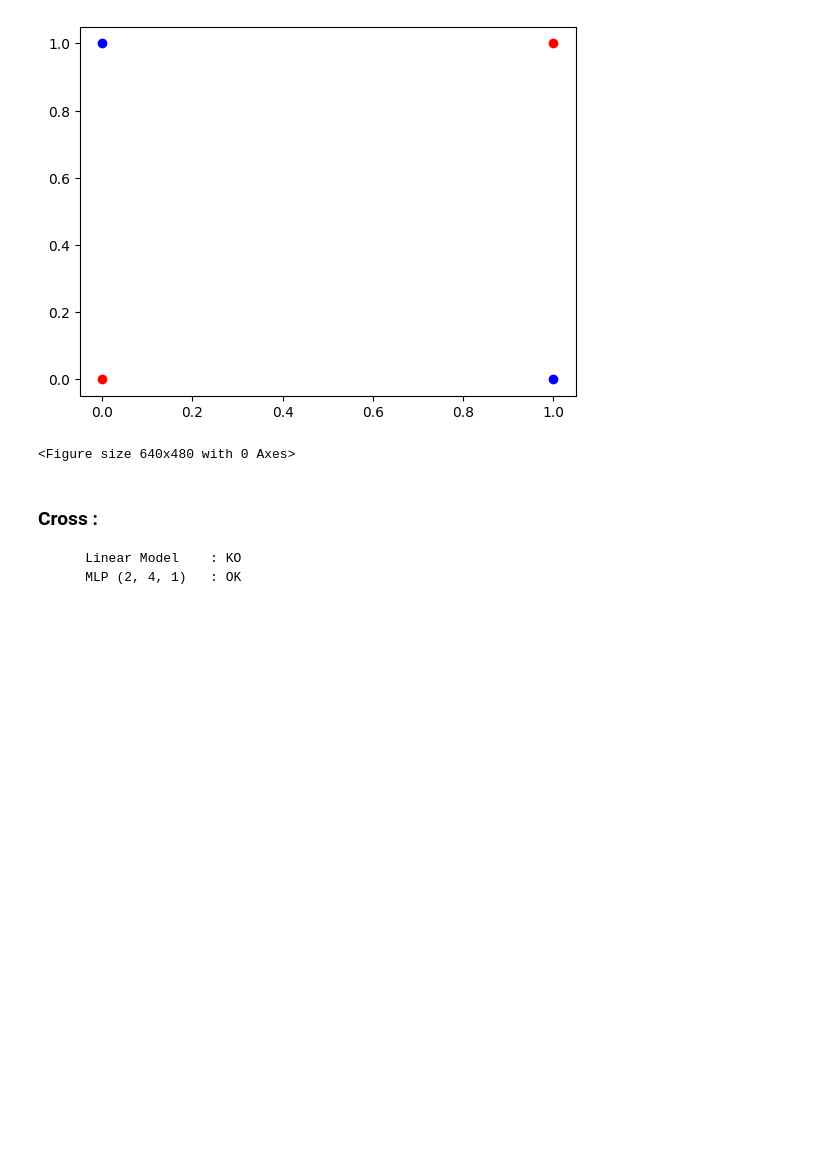
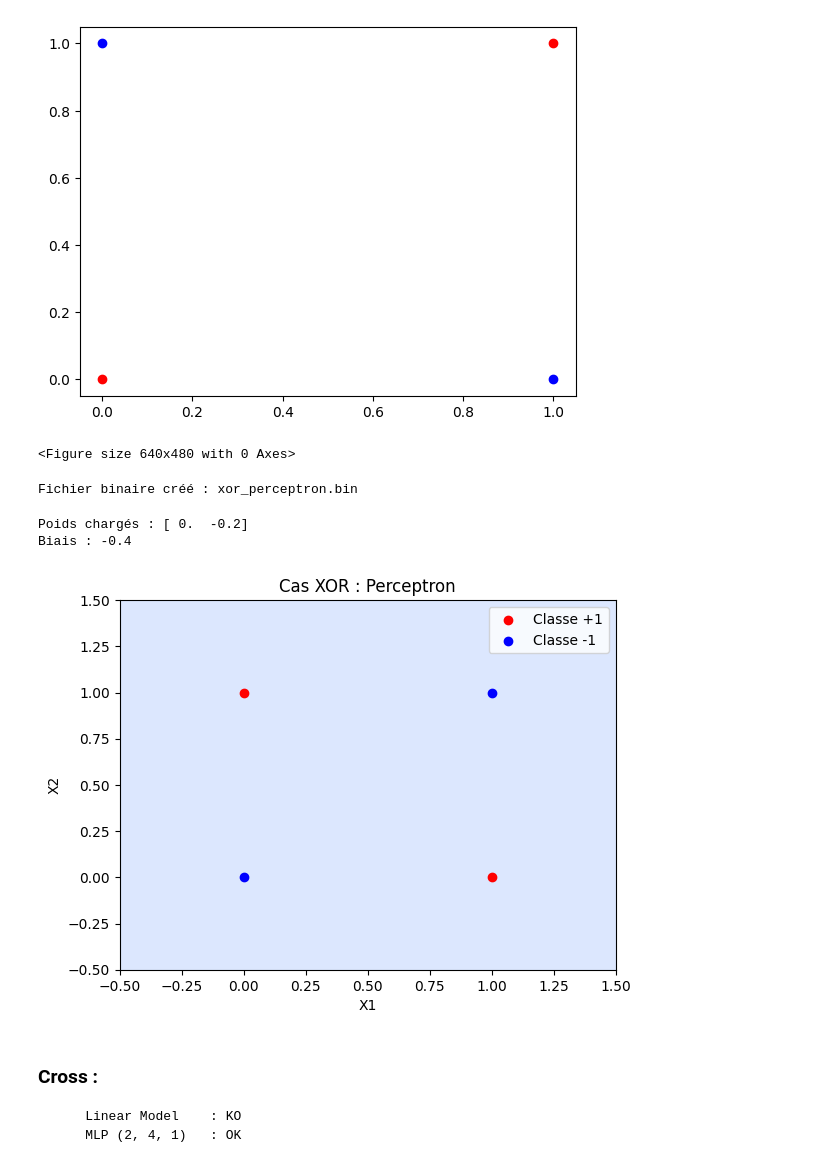
Before and after one commit to Meithal/godot-esgi-master4, a Jupyter notebook: IA/[Notebook] Cas de tests.ipynb, the cells around one changed output. Cells and saved outputs as stored; diff of their text form; code cells hidden in the pictures; blank space fills up the shorter version.

```diff
--- a/IA/[Notebook] Cas de tests.ipynb
+++ b/IA/[Notebook] Cas de tests.ipynb
@@ -193,50 +212,59 @@ plt.clf()
 # %% [output]
 [figure]
 <Figure size 640x480 with 0 Axes>
+# %%
+Y_int = Y.astype(np.int32).flatten()
+X_float = X.astype(np.float64)  # pour compatibilité avec C
+
+# Paramètres
+model_type = 2  # Perceptron
+n_samples = X.shape[0]
+input_size = X.shape[1]
+
+# Créer le fichier binaire
+with open("MachineLib/CasTestBinary/xor_perceptron.bin", "wb") as f:
+    # Écrire type de modèle et dimensions
+    f.write(np.array([model_type, n_samples, input_size], dtype=np.int32).tobytes())
+    # Écrire X
+    f.write(X_float.tobytes())
+    # Écrire Y
+    f.write(Y_int.tobytes())
+
+print("Fichier binaire créé : xor_perceptron.bin")
+# %% [output]
+Fichier binaire créé : xor_perceptron.bin
 # %%
-w = np.zeros(X.shape[1])
-b = 0
-lr = 0.1
-epochs = 100
+# Charger les poids depuis le C
+with open("Machinelib/PoidsBinary/xor_perceptron_w.bin", "rb") as f:
+    input_size = np.frombuffer(f.read(4), dtype=np.int32)[0]
+    w = np.frombuffer(f.read(input_size*8), dtype=np.float64)
+    b = np.frombuffer(f.read(8), dtype=np.float64)[0]
 
-# Entraînement du perceptron
-for epoch in range(epochs):
-    errors = 0
-    for i in range(len(X)):
-        y_pred = np.sign(np.dot(w, X[i]) + b)
-        if y_pred == 0:
-            y_pred = 1
-        if Y[i] * y_pred <= 0:
-            w += lr * Y[i] * X[i]
-            b += lr * Y[i]
-            errors += 1
-    print(f"Epoch {epoch+1}: erreurs = {errors}")
-
-# Évaluation
-y_pred_final = np.sign(X.dot(w) + b)
-accuracy = np.mean(y_pred_final == Y)
-print("\nPrécision finale :", accuracy)
-print("Poids appris :", w)
-print("Biais appris :", b)
+print("Poids chargés :", w)
+print("Biais :", b)
 
 # Visualisation du plan de décision
-x_min, x_max = 0, 3.5
-y_min, y_max = 0, 3.5
+x_min, x_max = -0.5, 1.5
+y_min, y_max = -0.5, 1.5
 xx, yy = np.meshgrid(np.linspace(x_min, x_max, 300),
                      np.linspace(y_min, y_max, 300))
 Z = np.sign(w[0]*xx + w[1]*yy + b)
 
 plt.contourf(xx, yy, Z, alpha=0.3, cmap="coolwarm")
 
 # Données
-plt.scatter(X[0:50, 0], X[0:50, 1], color='red', label='Classe +1')
-plt.scatter(X[50:100, 0], X[50:100, 1], color='blue', label='Classe -1')
+plt.scatter(X[Y_int==1, 0], X[Y_int==1, 1], color='red', label='Classe +1')
+plt.scatter(X[Y_int==-1, 0], X[Y_int==-1, 1], color='blue', label='Classe -1')
 
-plt.title("Cas de test 2 : Classification linéaire multiple (Perceptron NumPy)")
+plt.title("Cas XOR : Perceptron")
 plt.xlabel("X1")
 plt.ylabel("X2")
 plt.legend()
 plt.show()
+# %% [output]
+Poids chargés : [ 0.  -0.2]
+Biais : -0.4
+[figure, added]
 # %% [markdown]
 
 
```
Also changed, not shown: parts of 10 cells of this notebook, 23 other files.
